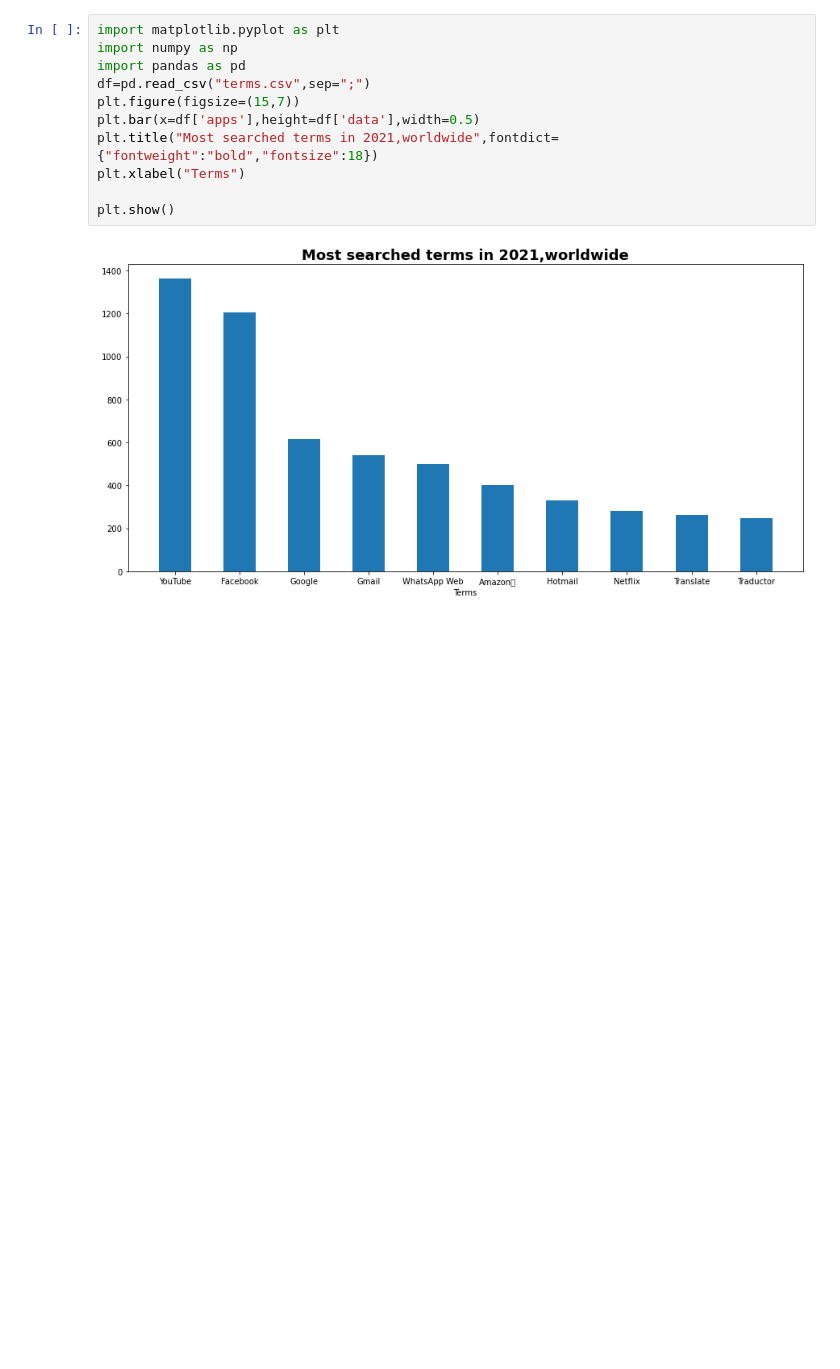
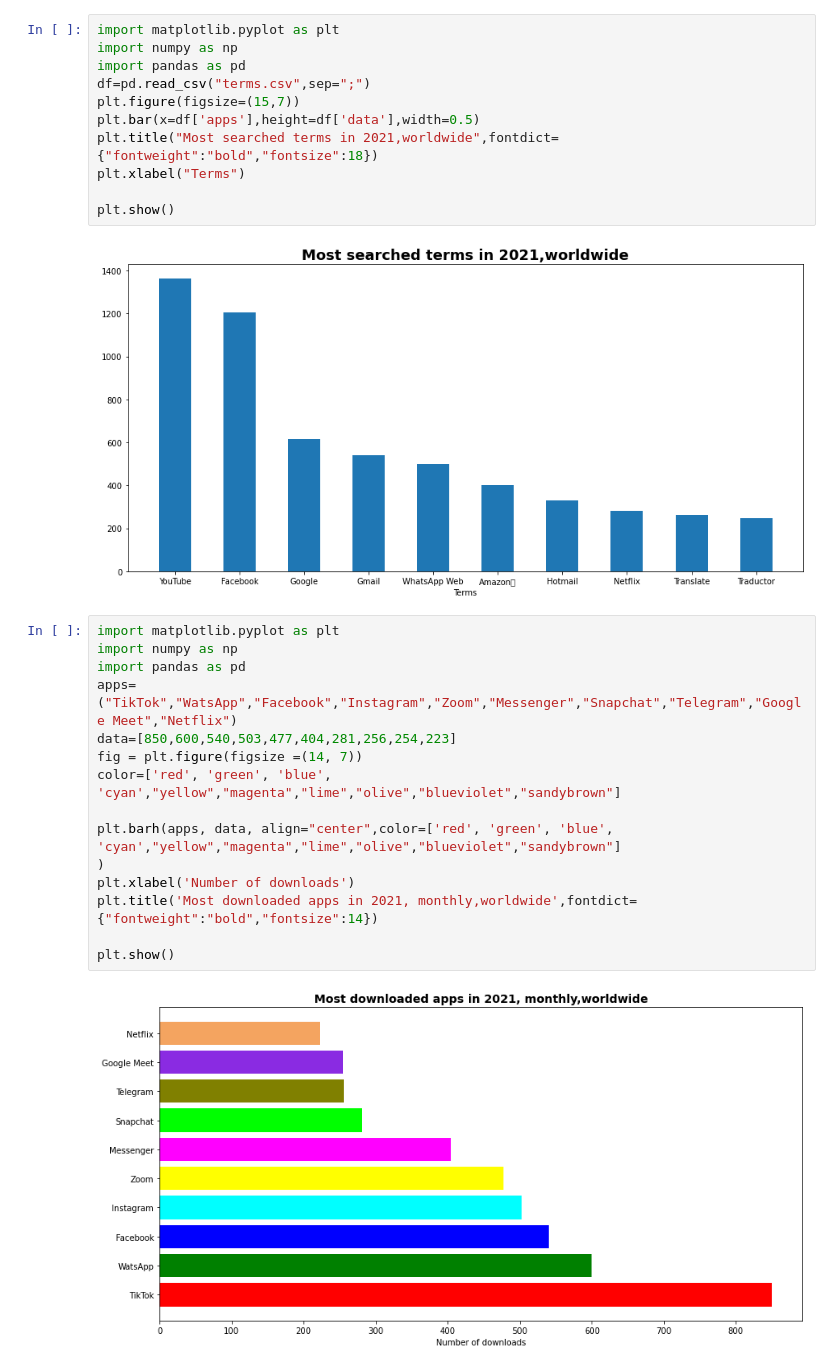
Before and after one commit to Aurazmetova/team11, a Jupyter notebook: daily_average.ipynb, the cells around one changed output. Drawn from its saved outputs; the diff is of its cells as text; blank space fills up the shorter version.

```diff
--- a/daily_average.ipynb
+++ b/daily_average.ipynb
@@ -119,3 +119,20 @@ plt.xlabel("Terms")
 plt.show()
 # %% [output]
 [figure]
+# %%
+import matplotlib.pyplot as plt
+import numpy as np
+import pandas as pd
+apps=("TikTok","WatsApp","Facebook","Instagram","Zoom","Messenger","Snapchat","Telegram","Google Meet","Netflix")
+data=[850,600,540,503,477,404,281,256,254,223]
+fig = plt.figure(figsize =(14, 7))
+color=['red', 'green', 'blue', 'cyan',"yellow","magenta","lime","olive","blueviolet","sandybrown"]
+
+plt.barh(apps, data, align="center",color=['red', 'green', 'blue', 'cyan',"yellow","magenta","lime","olive","blueviolet","sandybrown"]
+)
+plt.xlabel('Number of downloads')
+plt.title('Most downloaded apps in 2021, monthly,worldwide',fontdict={"fontweight":"bold","fontsize":14})
+
+plt.show()
+# %% [output]
+[figure, added]
```
Also changed, not shown: parts of 2 cells of this notebook.
